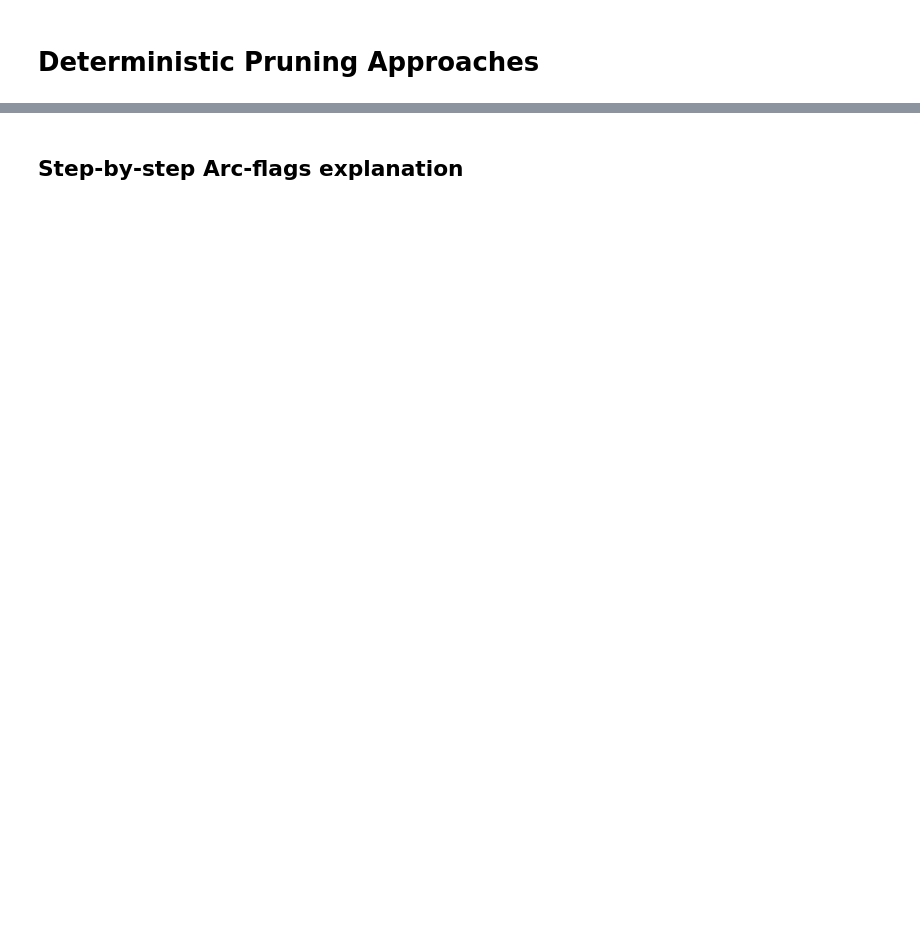
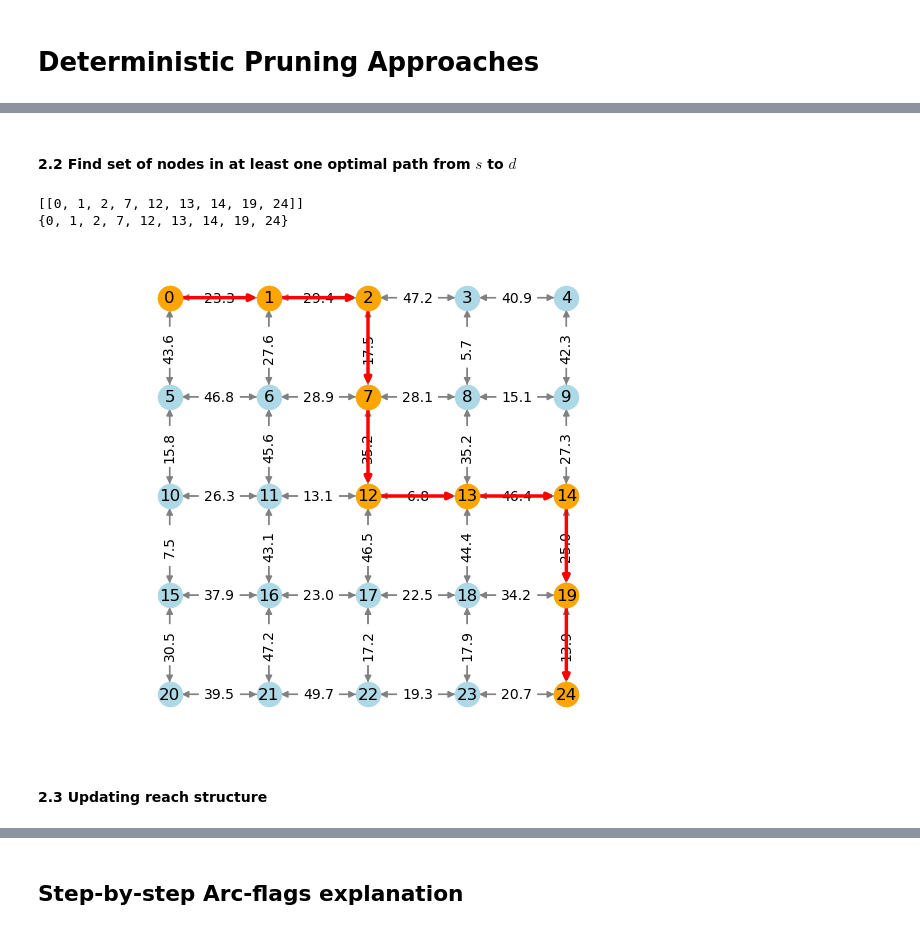
Before and after one commit to samuelepeirone/SOTA-py, a Jupyter notebook: notebook/Deterministic Pruning Approaches.ipynb, the cells around one changed output, grey strips where cells are left out. Saved outputs shown, nothing was run; the diff lists cells and outputs as text; code cells hidden in the pictures; blank space fills up the shorter version.

```diff
--- a/notebook/Deterministic Pruning Approaches.ipynb
+++ b/notebook/Deterministic Pruning Approaches.ipynb
@@ -29,0 +34,6 @@ adj_matrix, var_matrix = matrix.compute_matrices()
+# %%
+adj_matrix, var_matrix = matrix.get_matrices()
+g = StochasticGraph(adj_matrix, var_matrix)
+d = Dijkstra(adj_matrix)
+
+r = detReach(g, d, 20)
@@ -29,0 +45,5 @@ adj_matrix, var_matrix = matrix.compute_matrices()
+# %%
+start = 0
+
+pred_s = d.compute_path(start)
+pred_s
@@ -29,0 +68,18 @@ adj_matrix, var_matrix = matrix.compute_matrices()
+# %% [markdown]
+#### 2.2 Find set of nodes in at least one optimal path from $s$ to $d$
+# %%
+dest = 24
+
+opt_paths = d.get_all_optimal_paths(pred_s, dest)
+print(opt_paths)
+visited_edges = d.get_nodes_from_optimal_paths(opt_paths)
+print(visited_edges)
+# %% [output]
+[[0, 1, 2, 7, 12, 13, 14, 19, 24]]
+{0, 1, 2, 7, 12, 13, 14, 19, 24}
+# %%
+g.print_graph(path=opt_paths[0])
+# %% [output]
+[figure, added]
+# %% [markdown]
+#### 2.3 Updating reach structure
```
Also changed, not shown: parts of 15 cells of this notebook, 10 other files.
